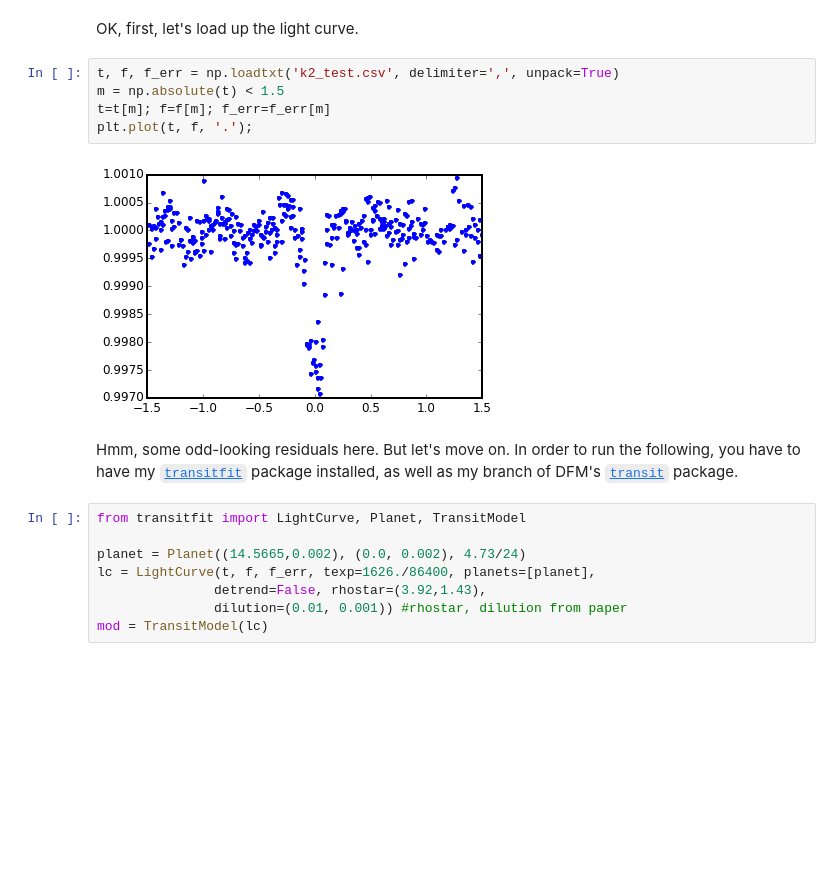
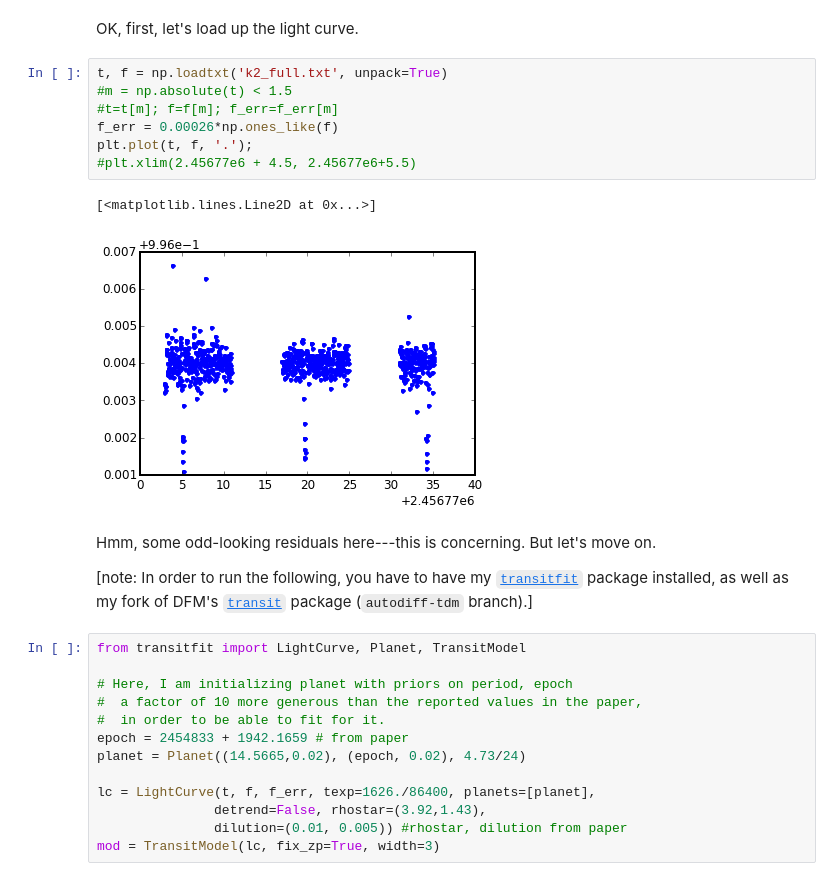
Before and after one commit to timothydmorton/transit-fitting, a Jupyter notebook: notebooks/k2_testing.ipynb, the cells around one changed output. Saved outputs shown, nothing was run; the diff lists cells and outputs as text; blank space fills up the shorter version.

Commit message:
fits with full LC

```diff
--- a/notebooks/k2_testing.ipynb
+++ b/notebooks/k2_testing.ipynb
@@ -6,22 +6,32 @@ import numpy as np
 # %% [markdown]
 OK, first, let's load up the light curve.
 # %%
-t, f, f_err = np.loadtxt('k2_test.csv', delimiter=',', unpack=True)
-m = np.absolute(t) < 1.5
-t=t[m]; f=f[m]; f_err=f_err[m]
+t, f = np.loadtxt('k2_full.txt', unpack=True)
+#m = np.absolute(t) < 1.5
+#t=t[m]; f=f[m]; f_err=f_err[m]
+f_err = 0.00026*np.ones_like(f)
 plt.plot(t, f, '.');
+#plt.xlim(2.45677e6 + 4.5, 2.45677e6+5.5)
 # %% [output]
+[<matplotlib.lines.Line2D at 0x...>]
-[figure, old version]
+[figure, new version]
 # %% [markdown]
-Hmm, some odd-looking residuals here.  But let's move on.  In order to run the following, you have to have my [`transitfit`](http://github.com/timothydmorton/transit-fitting) package installed, as well as my branch of DFM's [`transit`](http://github.com/timothydmorton/transit) package.
+Hmm, some odd-looking residuals here---this is concerning.  But let's move on.
+
+[note: In order to run the following, you have to have my [`transitfit`](http://github.com/timothydmorton/transit-fitting) package installed, as well as my fork of DFM's [`transit`](http://github.com/timothydmorton/transit) package (`autodiff-tdm` branch).]
 # %%
 from transitfit import LightCurve, Planet, TransitModel
 
-planet = Planet((14.5665,0.002), (0.0, 0.002), 4.73/24)
+# Here, I am initializing planet with priors on period, epoch
+#  a factor of 10 more generous than the reported values in the paper,
+#  in order to be able to fit for it.
+epoch = 2454833 + 1942.1659 # from paper
+planet = Planet((14.5665,0.02), (epoch, 0.02), 4.73/24)
+
 lc = LightCurve(t, f, f_err, texp=1626./86400, planets=[planet],
                detrend=False, rhostar=(3.92,1.43),
-               dilution=(0.01, 0.001)) #rhostar, dilution from paper
-mod = TransitModel(lc)
+               dilution=(0.01, 0.005)) #rhostar, dilution from paper
+mod = TransitModel(lc, fix_zp=True, width=3)
 # %%
 pars = lc.default_params
 mod.plot_planets(pars);
```
Also changed, not shown: parts of 15 cells of this notebook, 1 other file.
